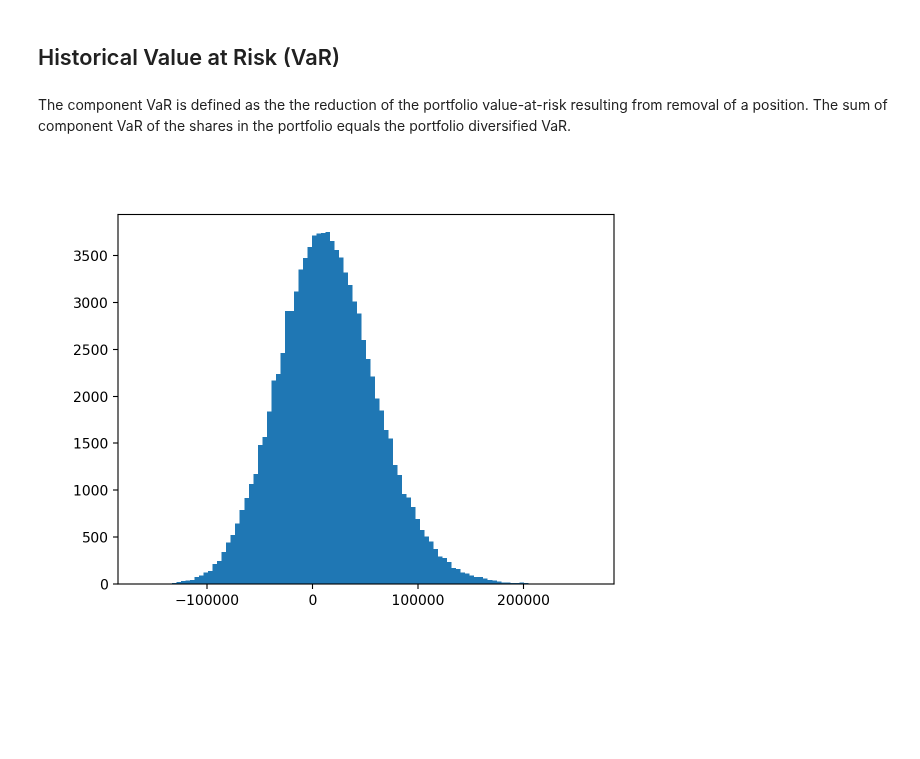
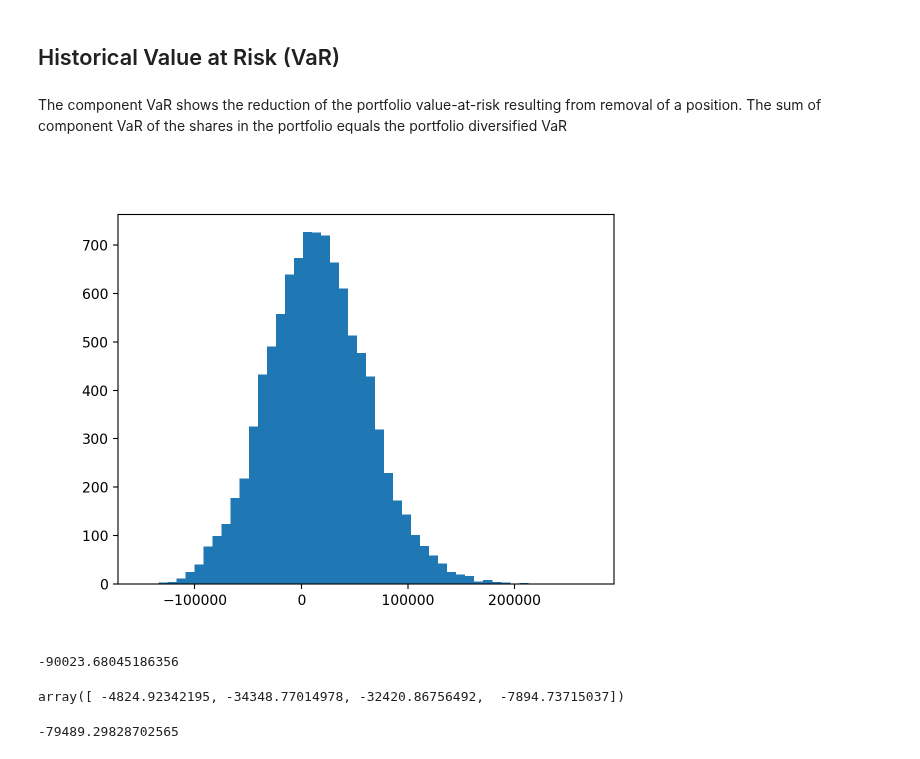
Before and after one commit to tomiadewusi/Case-Study, a Jupyter notebook: caseStudy2.ipynb, the cells around one changed output. Cells and saved outputs as stored; diff of their text form; code cells hidden in the pictures; blank space fills up the shorter version.

Commit message:
Component Value at Risk Vectorised

```diff
--- a/caseStudy2.ipynb
+++ b/caseStudy2.ipynb
@@ -122,11 +122,11 @@ plotEQX
 # %%
 dailyReturns = dataLookbackFull.pct_change().dropna()
 # %% [markdown]
-The component VaR is defined as the the reduction of the portfolio value-at-risk resulting from removal of a position. The sum of component VaR of the shares in the portfolio equals the portfolio diversified VaR.
+The component VaR shows the reduction of the portfolio value-at-risk resulting from removal of a position. The sum of component VaR of the shares in the portfolio equals the portfolio diversified VaR
 # %%
-def computeRisk(numOfSimulations, numOfShares, currentSharePrice, dailyReturns,alpha,holdingPeriod):
+def computeRisk(numOfSimulations, numOfShares, currentSharePrice, dailyReturns,alpha,holdingPeriod,tickers):
     pnl = np.ones((numOfSimulations,1))
-    numOfTickers = len(currentSharePrice)
+    numOfTickers = len(tickers)
 
     holdingPrices = np.ones((numOfSimulations,numOfTickers))
     intialPortfolioValue =  currentSharePrice.T @ numOfShares
@@ -141,28 +141,53 @@ def computeRisk(numOfSimulations, numOfShares, currentSharePrice, dailyReturns,a
     valueAtRiskIndex = int(np.floor(numOfSimulations*alpha))
     portfolioValueAtRisk = pnl[valueAtRiskIndex][0]
     portfolioExpectedShortFall = np.mean(pnl[:valueAtRiskIndex]) # losses exceeding value at Risk
-    return portfolioValueAtRisk, portfolioExpectedShortFall, pnl
 
+    df = pd.DataFrame(holdingPrices, columns=dailyReturns.columns)
+    compVar = np.ones(numOfTickers)
+    for ix in range(numOfTickers):
+        margCurrentSharePrice = np.delete(currentSharePrice,ix)
+        margNumOfShares = np.delete(numOfShares,ix)
+        margIntialPortfolioValue =  margCurrentSharePrice.T @ margNumOfShares
+        margHoldingPrices = df.drop(columns = tickers[ix], inplace=False)
+        margPnl = margHoldingPrices @ margNumOfShares - margIntialPortfolioValue
+        margPnl = np.sort(margPnl, axis = 0)
+        compVar[ix] = margPnl[valueAtRiskIndex]
 
-# EQX GOOG META NVDA
-weights = np.ones((4,1))
+    compVar =  portfolioValueAtRisk - compVar
+    return portfolioValueAtRisk, portfolioExpectedShortFall, compVar,pnl
+
+tickers = ['EQX', 'GOOG', 'META', 'NVDA']
+tickersLen = len(tickers)
+weights = np.ones((tickersLen,1))
 weights[0] = 0.13
 weights[1] = 0.45
 weights[2] = 0.32
 weights[3] = 0.1
 
-numOfSimulations = 100000
+numOfSimulations = 10000
 holdingPeriod = 30
 alpha = 0.01
-intialEndowmnet = 500000*np.ones((4,1))
-currentSharePrice = (dataLookbackFull.iloc[-1,:].values*np.ones((1,4))).T
+intialEndowmnet = 500000*np.ones((tickersLen,1))
+currentSharePrice = (dataLookbackFull.iloc[-1,:].values*np.ones((1,tickersLen))).T
 cashAllocation = intialEndowmnet * weights
 numOfShares = cashAllocation / currentSharePrice
-metrics = computeRisk(numOfSimulations, numOfShares, currentSharePrice, dailyReturns,alpha = 0.01,holdingPeriod = 30)
-portfolioValueAtRisk, portfolioExpectedShortFall, pnl = metrics
+metrics = computeRisk(numOfSimulations, numOfShares, currentSharePrice, dailyReturns,alpha,holdingPeriod,tickers)
+portfolioValueAtRisk, portfolioExpectedShortFall,componentValueAtRisk, pnl = metrics
 # %%
 import matplotlib.pyplot as plt
-plt.hist(list(pnl[:,0]),bins = 100)
+plt.hist(list(pnl[:,0]),bins = 50)
 plt.show()
 # %% [output]
-[figure, old version]
+[figure, new version]
+# %%
+portfolioValueAtRisk
+# %% [output]
+-90023.68045186356
+# %%
+componentValueAtRisk
+# %% [output]
+array([ -4824.92342195, -34348.77014978, -32420.86756492,  -7894.73715037])
+# %%
+np.sum(componentValueAtRisk)
+# %% [output]
+-79489.29828702565
```
Also changed, not shown: parts of 1 cell of this notebook.
